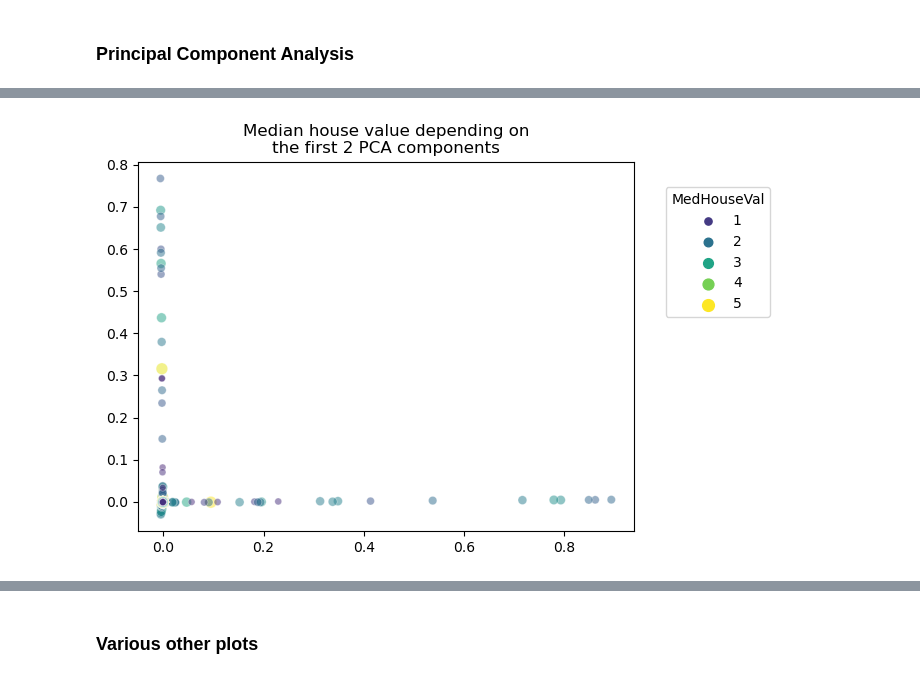
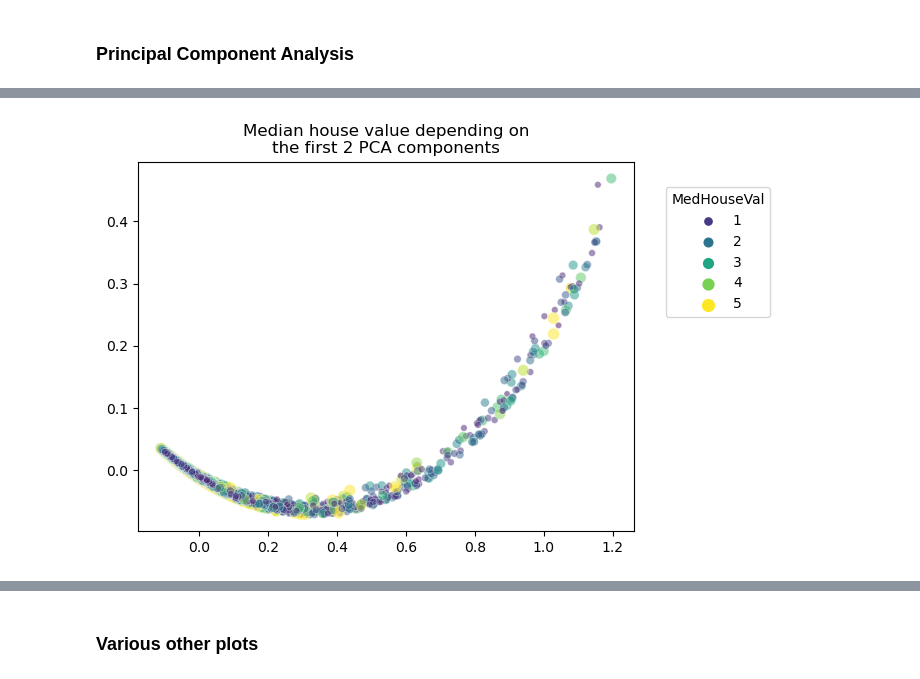
Before and after one commit to mathjacob/LINMA2472-HW4, a Jupyter notebook: devoir4.ipynb, the cells around one changed output, grey strips where cells are left out. Cells and saved outputs as stored; diff of their text form; code cells hidden in the pictures.

```diff
--- a/devoir4.ipynb
+++ b/devoir4.ipynb
@@ -61,3 +73,10 @@ remove_n = 10000
 drop_indices = np.random.choice(X.index, remove_n, replace=False)
 X_subset = X.drop(drop_indices)
 y_subset = y.drop(drop_indices)
+# %%
+def plot_embedding(data, labels) -> None:
+    sns.scatterplot(data=data, x=data[:,0], y=data[:,1],
+                    size=labels, hue=labels,
+                    palette="viridis", alpha=0.5)
+    plt.legend(title="MedHouseVal", bbox_to_anchor=(1.05, 0.95), loc="upper left")
+    plt.title("Median house value depending on\nthe first 2 PCA components")
@@ -64,12 +114,5 @@ y_subset = y.drop(drop_indices)
 # %% [markdown]
 ### Principal Component Analysis
-# %%
-def plot_embedding(data) -> None:
-    sns.scatterplot(data=data, x=data[:,0], y=data[:,1],
-                    size=y_subset, hue=y_subset,
-                    palette="viridis", alpha=0.5)
-    plt.legend(title="MedHouseVal", bbox_to_anchor=(1.05, 0.95), loc="upper left")
-    plt.title("Median house value depending on\nthe first 2 PCA components")
 # %%
 pca = PCA()
 Xt_standard = pca.fit_transform(X_subset)
@@ -88,7 +163,7 @@ plot_embedding(Xt_linear)
 # %%
-# kPCA visualisation with rbf kernel
-kpca = KernelPCA(n_components=2,kernel='rbf')
-Xt_rbf = kpca.fit_transform(X_subset)
-plot_embedding(Xt_rbf)
+# kPCA visualisation with cosine kernel
+kpca = KernelPCA(n_components=2,kernel='cosine')
+Xt_cos = kpca.fit_transform(X_subset)
+plot_embedding(Xt_cos, y_subset)
 # %% [output]
-[figure, old version]
+[figure, new version]
```
Also changed, not shown: parts of 30 cells of this notebook.
